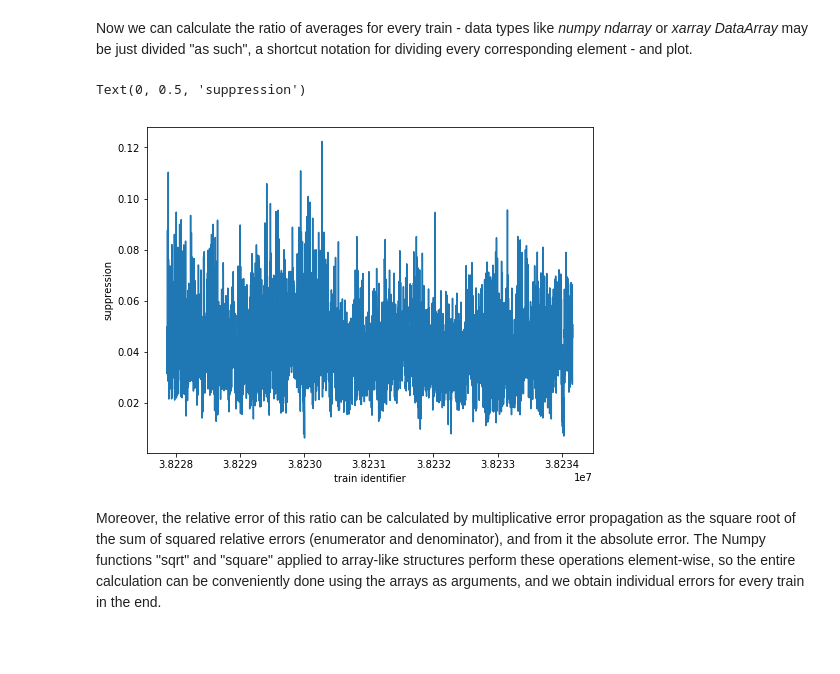
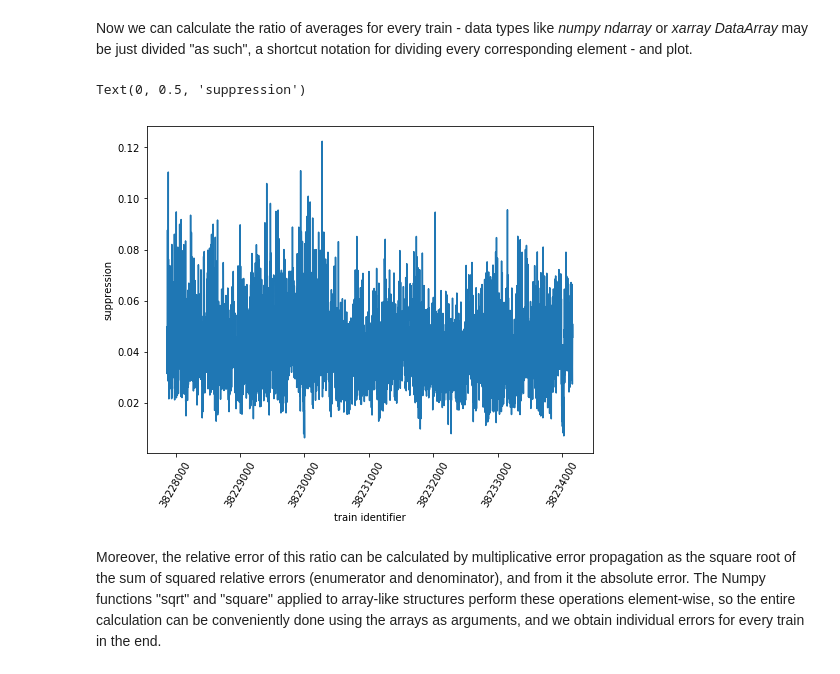
Before and after one commit to European-XFEL/karabo_data, a Jupyter notebook: docs/xpd_examples2.ipynb, the cells around one changed output. Saved outputs shown, nothing was run; the diff lists cells and outputs as text; code cells hidden in the pictures; blank space fills up the shorter version.

Commit message:
changed train-identifier tick label style in line and errorbar graphs

```diff
--- a/docs/xpd_examples2.ipynb
+++ b/docs/xpd_examples2.ipynb
@@ -117,13 +117,15 @@ Now we can calculate the ratio of averages for every train - data types like *nu
 # %%
 sa1_suppression = sa1_mean_off / sa1_mean_on
 fig = plt.figure(figsize=(8, 6))
 ax = fig.add_subplot(1, 1, 1)
 ax.plot(sa1_suppression.coords['trainId'].values, sa1_suppression)
 ax.set_xlabel('train identifier')
+ax.ticklabel_format(style='plain', useOffset=False)
+plt.xticks(rotation=60)
 ax.set_ylabel('suppression')
 # %% [output]
 Text(0, 0.5, 'suppression')
-[figure, old version]
+[figure, new version]
 # %% [markdown]
 Moreover, the relative error of this ratio can be calculated by multiplicative error propagation as the square root of the sum of squared relative errors (enumerator and denominator), and from it the absolute error. The Numpy functions "sqrt" and "square" applied to array-like structures perform these operations element-wise, so the entire calculation can be conveniently done using the arrays as arguments, and we obtain individual errors for every train in the end.
 # %%
```
Also changed, not shown: parts of 4 cells of this notebook.
